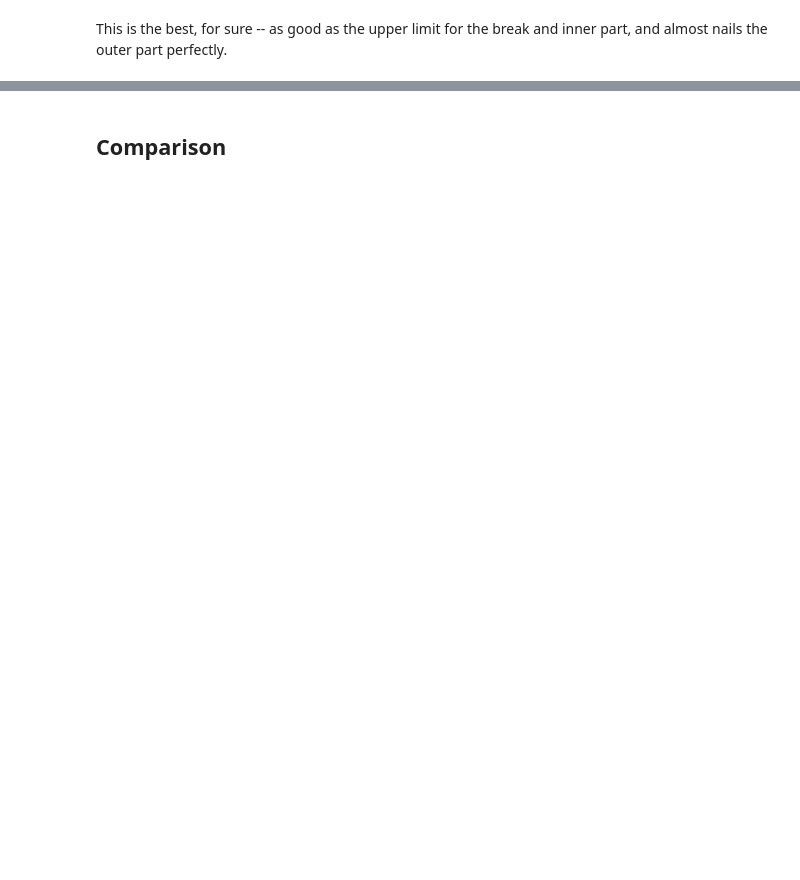
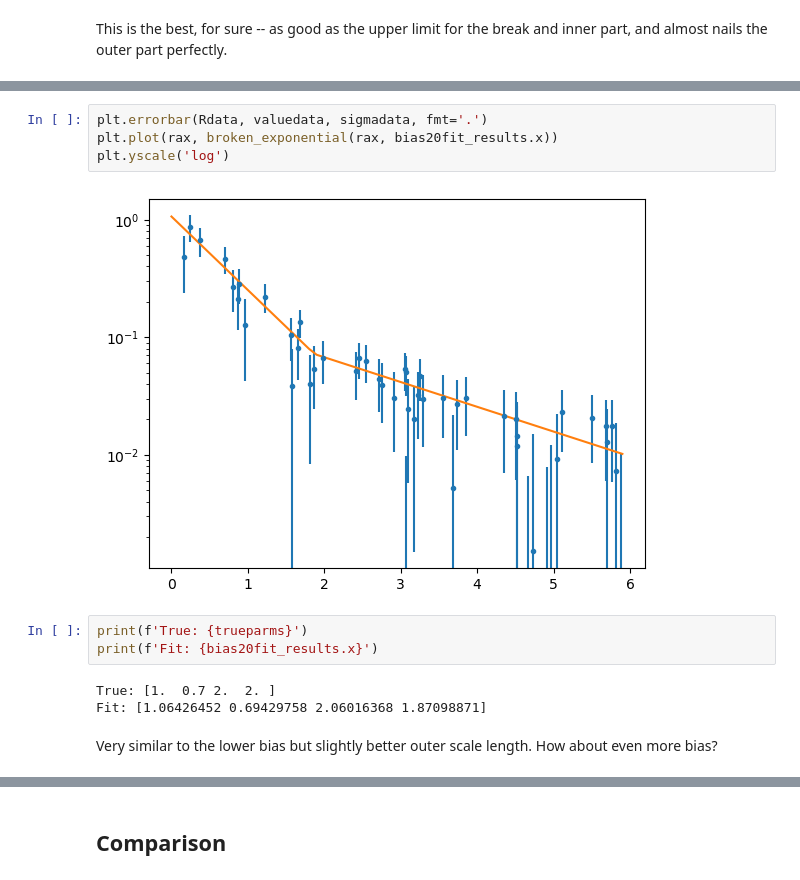
Before and after one commit to jbailinua/jbailinua.github.io, a Jupyter notebook: Logfitnoise.ipynb, the cells around one changed output, grey strips where cells are left out. Saved outputs shown, nothing was run; the diff lists cells and outputs as text; blank space fills up the shorter version.

```diff
--- a/Logfitnoise.ipynb
+++ b/Logfitnoise.ipynb
@@ -380,0 +448,14 @@ This is the best, for sure -- as good as the upper limit for the break and inner
+# %%
+plt.errorbar(Rdata, valuedata, sigmadata, fmt='.')
+plt.plot(rax, broken_exponential(rax, bias20fit_results.x))
+plt.yscale('log')
+# %% [output]
+[figure, added]
+# %%
+print(f'True: {trueparms}')
+print(f'Fit: {bias20fit_results.x}')
+# %% [output]
+True: [1.  0.7 2.  2. ]
+Fit: [1.06426452 0.69429758 2.06016368 1.87098871]
+# %% [markdown]
+Very similar to the lower bias but slightly better outer scale length. How about even more bias?
```
Also changed, not shown: parts of 34 cells of this notebook, 1 other file.
